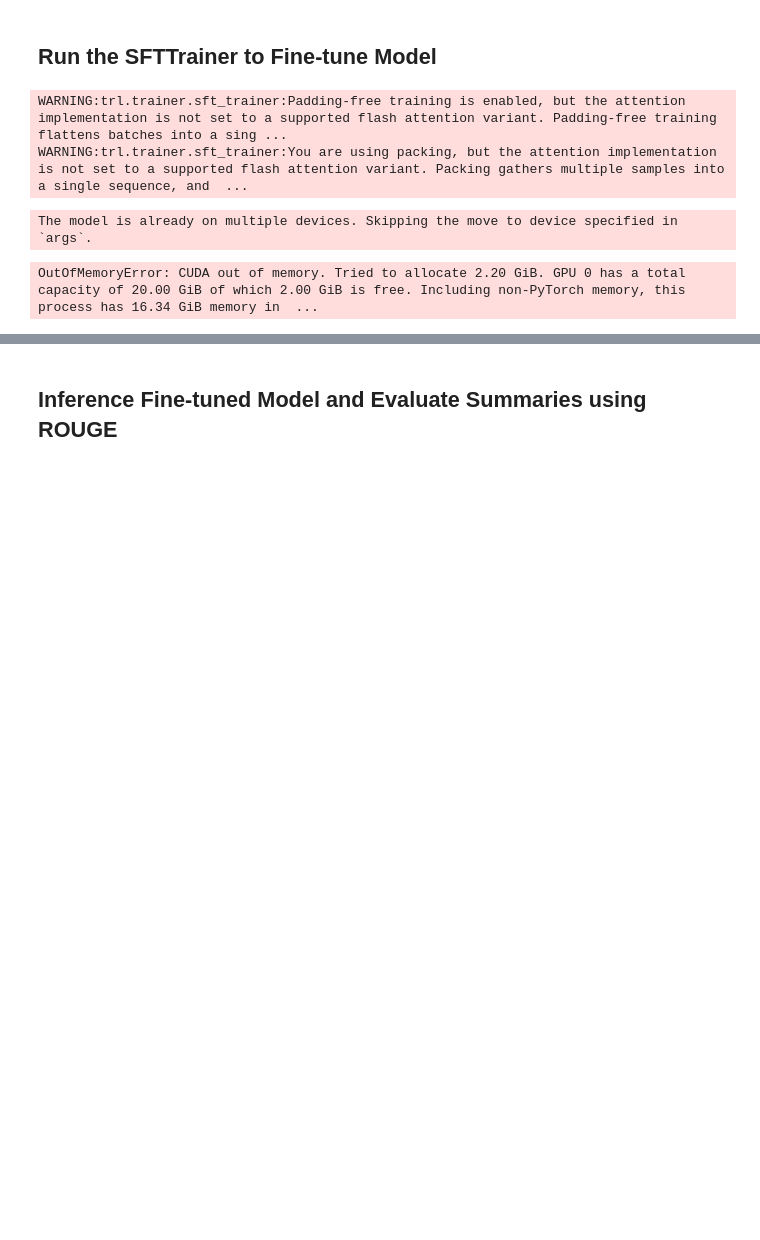
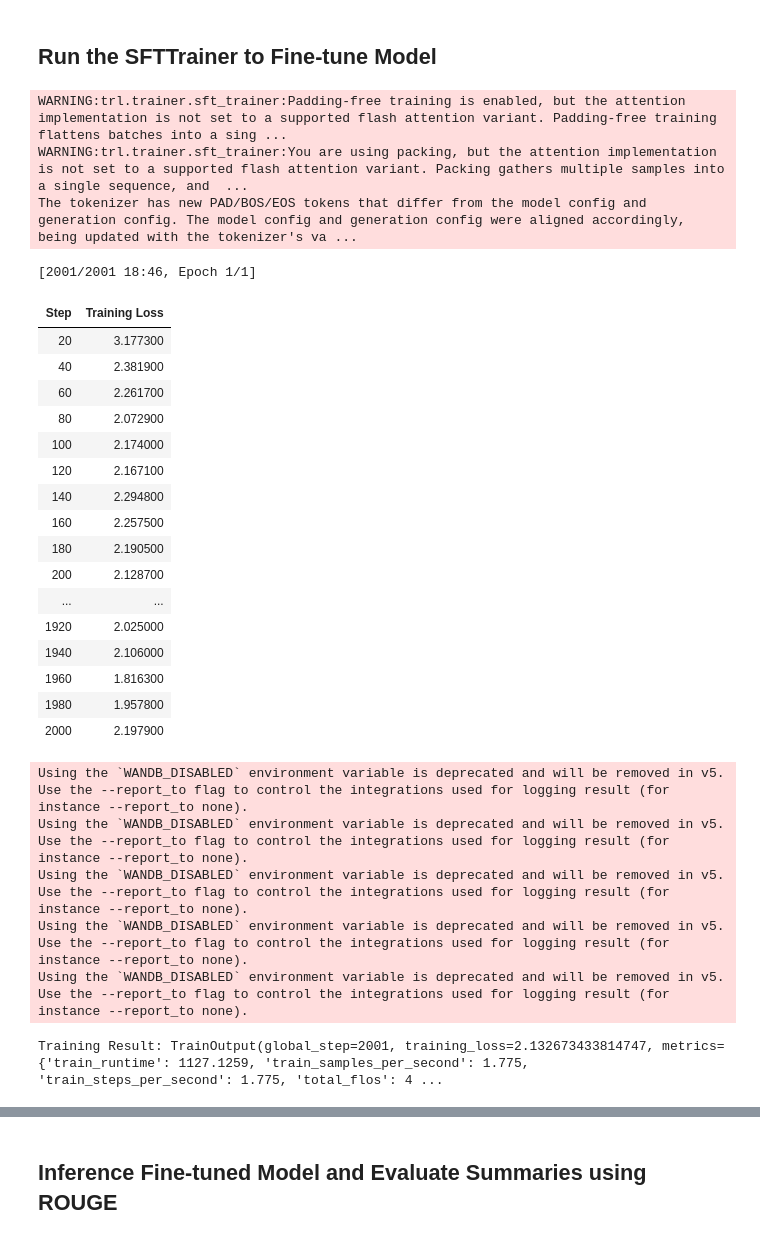
Before and after one commit to Sheikhislam60/genai-labs-mywork, a Jupyter notebook: Lab-2/Lab2Part1-LoRA-ROUGE.ipynb, the cells around one changed output, grey strips where cells are left out. Saved outputs shown, nothing was run; the diff lists cells and outputs as text; code cells hidden in the pictures; blank space fills up the shorter version.

```diff
--- a/Lab-2/Lab2Part1-LoRA-ROUGE.ipynb
+++ b/Lab-2/Lab2Part1-LoRA-ROUGE.ipynb
@@ -86,6 +106,17 @@ model_path = "google/gemma-2-2b-it"
 # tokenizer = ...
 tokenizer = AutoTokenizer.from_pretrained(model_path, device_map="auto", use_fast=True)
 
+# FIX: Added BitsAndBytesConfig to load the model in 4-bit to prevent CUDA Out Of Memory.
+print("Configuring 4-bit quantization...")
+bnb_config = BitsAndBytesConfig(
+    load_in_4bit=True,
+    bnb_4bit_quant_type="nf4",
+    bnb_4bit_compute_dtype=torch.bfloat16,
+    bnb_4bit_use_double_quant=True
+)
+
 model = AutoModelForCausalLM.from_pretrained(model_path,
                                              attn_implementation='eager',
-                                             device_map="auto")
+                                             device_map="auto",
+                                             quantization_config=bnb_config
+                                             )
@@ -188,47 +228,71 @@ peft_config = LoraConfig(
     target_modules="all-linear",
     modules_to_save=["lm_head", "embed_token"],
     task_type="CAUSAL_LM",
 )
 
 if torch.cuda.is_available():
     torch.cuda.empty_cache()
 
 # TODO: set up the trainer using SFTTrainer class
 # TODO: you can refer to the gemma_xpu_finetuning.ipynb exercise
 # TODO: this part is relatively long because of the arguments that need to be set
 # trainer = SFTTrainer(...)
 
 trainer = SFTTrainer(
     model=model,
     train_dataset=train_dataset,
     eval_dataset=validation_dataset,
     peft_config=peft_config,
     processing_class=tokenizer,
     args=SFTConfig(
-    output_dir=finetuned_model,
-    num_train_epochs=1,
-    per_device_train_batch_size=1,
-    per_device_eval_batch_size=1,
-    gradient_accumulation_steps=1,
-    learning_rate=2e-4,
-    lr_scheduler_type="cosine",
-    warmup_ratio=0.03,
-    logging_steps=20,
-    eval_strategy="no",
-    max_length=128,
-    packing=True,
-    report_to="none",
-    dataset_text_field=None,
+        output_dir=finetuned_model,
+        num_train_epochs=1,
+        per_device_train_batch_size=1,
+        per_device_eval_batch_size=1,
+        gradient_accumulation_steps=1,
+        gradient_checkpointing=True, # FIX: Enabled gradient checkpointing for memory efficiency
+        learning_rate=2e-4,
+        lr_scheduler_type="cosine",
+        warmup_ratio=0.03,
+        logging_steps=20,
+        eval_strategy="no",
+        max_length=128,
+        packing=True,
+        report_to="none",
+        dataset_text_field=None,
     ),
 )
 
 
 model.config.use_cache = False  # silence the warnings. Please re-enable for inference!
 result = trainer.train()
 model.config.use_cache = True
-print(result)
+print("Training Result:", result)
 # %% [output]
 WARNING:trl.trainer.sft_trainer:Padding-free training is enabled, but the attention implementation is not set to a supported flash attention variant. Padding-free training flattens batches into a sing ...
 WARNING:trl.trainer.sft_trainer:You are using packing, but the attention implementation is not set to a supported flash attention variant. Packing gathers multiple samples into a single sequence, and  ...
+The tokenizer has new PAD/BOS/EOS tokens that differ from the model config and generation config. The model config and generation config were aligned accordingly, being updated with the tokenizer's va ...
-The model is already on multiple devices. Skipping the move to device specified in `args`.
+[2001/2001 18:46, Epoch 1/1]
+| Step | Training Loss |
+| 20 | 3.177300 |
+| 40 | 2.381900 |
+| 60 | 2.261700 |
+| 80 | 2.072900 |
+| 100 | 2.174000 |
+| 120 | 2.167100 |
+| 140 | 2.294800 |
+| 160 | 2.257500 |
+| 180 | 2.190500 |
+| 200 | 2.128700 |
+| ... | ... |
+| 1920 | 2.025000 |
+| 1940 | 2.106000 |
+| 1960 | 1.816300 |
+| 1980 | 1.957800 |
+| 2000 | 2.197900 |
-OutOfMemoryError: CUDA out of memory. Tried to allocate 2.20 GiB. GPU 0 has a total capacity of 20.00 GiB of which 2.00 GiB is free. Including non-PyTorch memory, this process has 16.34 GiB memory in  ...
+Using the `WANDB_DISABLED` environment variable is deprecated and will be removed in v5. Use the --report_to flag to control the integrations used for logging result (for instance --report_to none).
+Using the `WANDB_DISABLED` environment variable is deprecated and will be removed in v5. Use the --report_to flag to control the integrations used for logging result (for instance --report_to none).
+Using the `WANDB_DISABLED` environment variable is deprecated and will be removed in v5. Use the --report_to flag to control the integrations used for logging result (for instance --report_to none).
+Using the `WANDB_DISABLED` environment variable is deprecated and will be removed in v5. Use the --report_to flag to control the integrations used for logging result (for instance --report_to none).
+Using the `WANDB_DISABLED` environment variable is deprecated and will be removed in v5. Use the --report_to flag to control the integrations used for logging result (for instance --report_to none).
+Training Result: TrainOutput(global_step=2001, training_loss=2.132673433814747, metrics={'train_runtime': 1127.1259, 'train_samples_per_second': 1.775, 'train_steps_per_second': 1.775, 'total_flos': 4 ...
```
Also changed, not shown: parts of 7 cells of this notebook.
